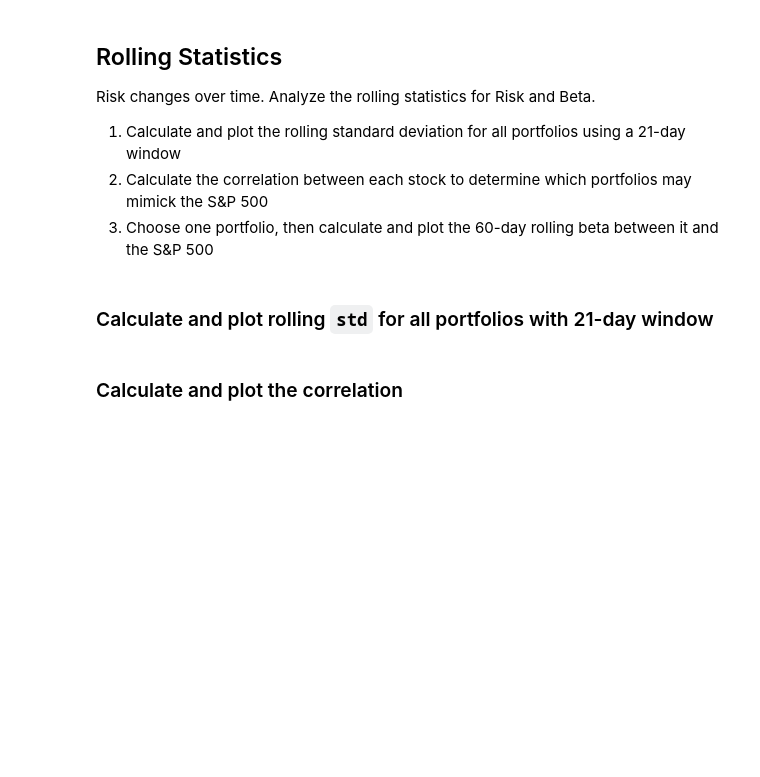
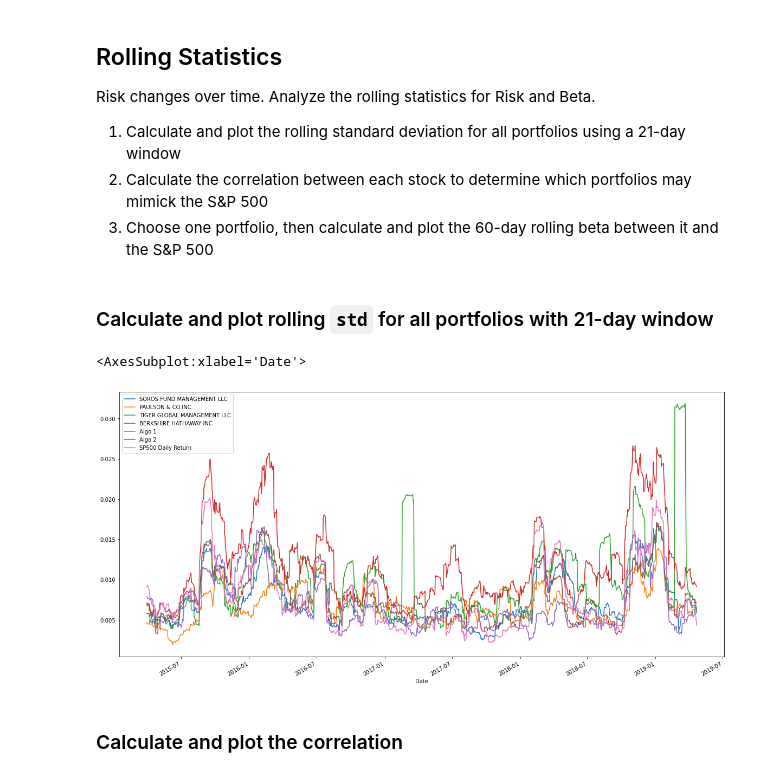
Before and after one commit to chapmanmong/unit3-4-assignment, a Jupyter notebook: whale_analysis.ipynb, the cells around one changed output. Drawn from its saved outputs; the diff is of its cells as text; code cells hidden in the pictures; blank space fills up the shorter version.

```diff
--- a/whale_analysis.ipynb
+++ b/whale_analysis.ipynb
@@ -198,8 +248,13 @@ Risk changes over time. Analyze the rolling statistics for Risk and Beta.
 ### Calculate and plot rolling `std` for all portfolios with 21-day window
 # %%
 # Calculate the rolling standard deviation for all portfolios using a 21-day window
+combined_21day_rolling_std = combined_df.rolling(window=21).std()
 
 # Plot the rolling standard deviation
+combined_21day_rolling_std.plot(figsize=(20,10))
+# %% [output]
+<AxesSubplot:xlabel='Date'>
+[figure, added]
 # %% [markdown]
 ### Calculate and plot the correlation
 # %%
```
Also changed, not shown: parts of 29 cells of this notebook.
